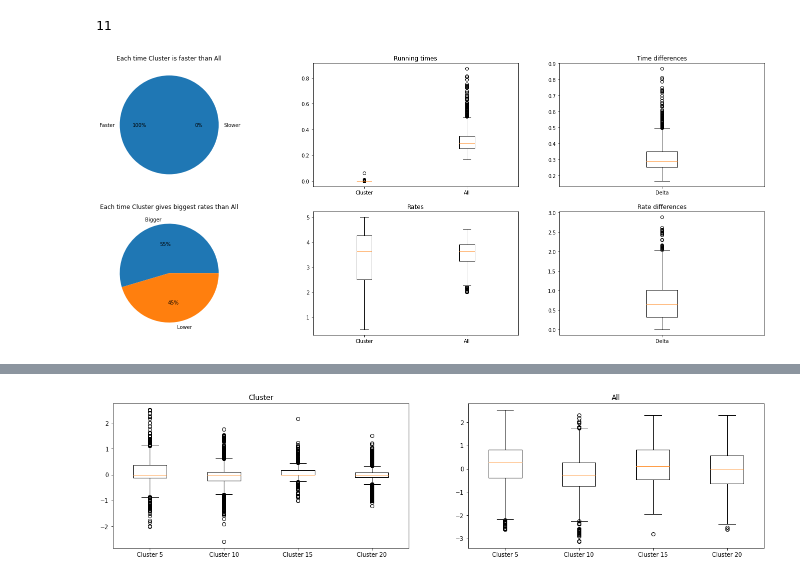
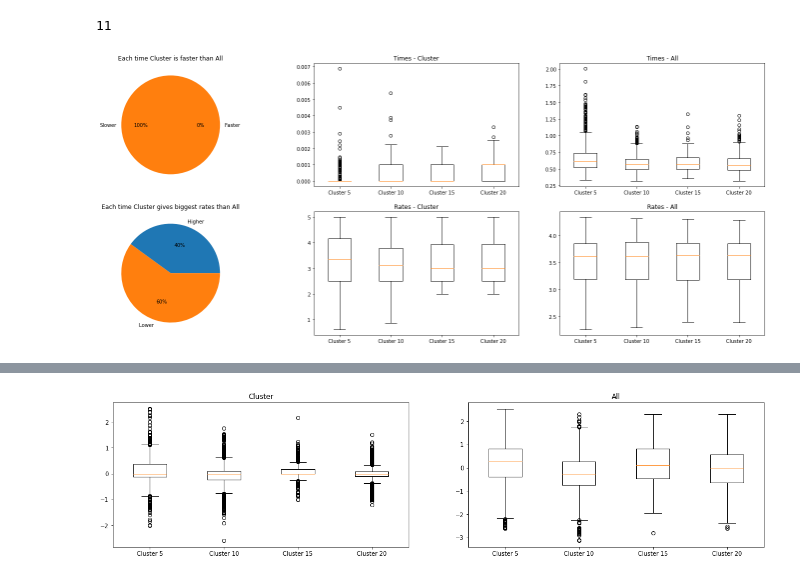
Before and after one commit to StundFR/ClusteringRecommendation, a Jupyter notebook: GroupLens/groupLens.ipynb, the cells around one changed output, grey strips where cells are left out. Saved outputs shown, nothing was run; the diff lists cells and outputs as text; code cells hidden in the pictures.

Commit message:
Fin des test sur user to user

```diff
--- a/GroupLens/groupLens.ipynb
+++ b/GroupLens/groupLens.ipynb
@@ -57,9 +59,9 @@ user_title_df = pd.read_csv(f"{data_folder}user_title.csv", index_col=0)
 # %%
 #Standardisation des lignes pour supprimer les biais
-def standardize(row):
+def standardize_row(row):
     return row - np.mean(row)
 
-user_title_std = user_title_df.apply(standardize, axis=1).fillna(0)
+user_title_std = user_title_df.apply(standardize_row, axis=1).fillna(0)
 user_title_std.shape
 # %% [output]
 (18391, 500)
@@ -173,30 +140,0 @@ for user in tqdm(users):
-# %%
-#On affiche graphiquement le comparatif
-plt.figure(figsize=(25,10))
-
-j = 0
-plots_pie = [[positif, len(t_cluster)-positif], [sup, len(n_cluster)-sup]]
-labels_pie = ["Faster", "Slower"], ["Bigger", "Lower"]
-titles_pie = ["Each time Cluster is faster than All", "Each time Cluster gives biggest rates than All"]
-
-k = 0
-plots_box = [[t_cluster, t_all], deltaT, [n_cluster, n_all], deltaN]
-labels_box = [["Cluster", "All"], ["Delta"], ["Cluster", "All"], ["Delta"]]
-titles_box = ["Running times", "Time differences", "Rates", "Rate differences"]
-
-for i in range(6):
-    plt.subplot(2, 3, i+1)
-
-    if i+1 in [1, 4]:
-        plt.pie(plots_pie[j], labels=labels_pie[j], autopct='%.0f%%')
-        plt.title(titles_pie[j])
-        j += 1
-    else:
-        plt.boxplot(plots_box[k], labels=labels_box[k])
-        plt.title(titles_box[k])
-        k += 1
-
-plt.savefig("img/stats_4clusters.jpg", dpi=150)
-plt.show()
-# %% [output]
-[figure, removed]
@@ -203,3 +176,37 @@ plt.show()
+# %%
+#On affiche graphiquement le comparatif
+plt.figure(figsize=(25,10))
+
+k = 1
+for stat in ["Times", "Rates"]:
+    plt.subplot(2, 3, k)
+    if (k == 1):
+        n = np.sum(positif)
+        plt.pie([n, len(positif)-n], labels=["Faster", "Slower"], autopct='%.0f%%')
+        plt.title("Each time Cluster is faster than All")
+    elif (k == 4):
+        n = np.sum(sup)
+        plt.pie([n, len(sup)-n], labels=["Higher", "Lower"], autopct='%.0f%%')
+        plt.title("Each time Cluster gives biggest rates than All")
+    k += 1
+
+    for method in ["Cluster", "All"]:
+        plots = []
+        labels = []
+
+        for key in compare_time.keys():
+            labels.append(key)
+            plots.append(compare_time[key][method][stat])
+
+        plt.subplot(2, 3, k)
+        plt.boxplot(plots, labels=labels)
+        plt.title(f"{stat} - {method}")
+
+        k += 1
+
+plt.show()
+# %% [output]
+[figure, added]
 # %%
 compare = {}
 
```
Also changed, not shown: parts of 8 cells of this notebook.
